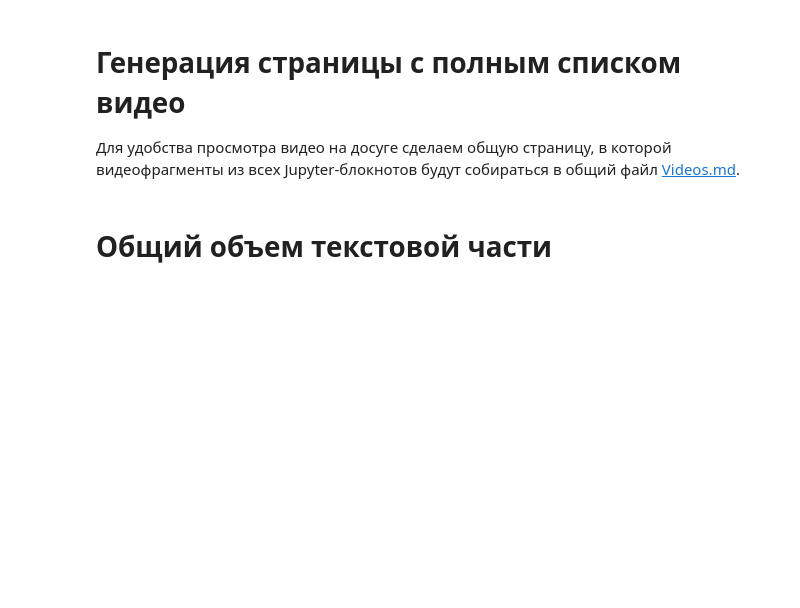
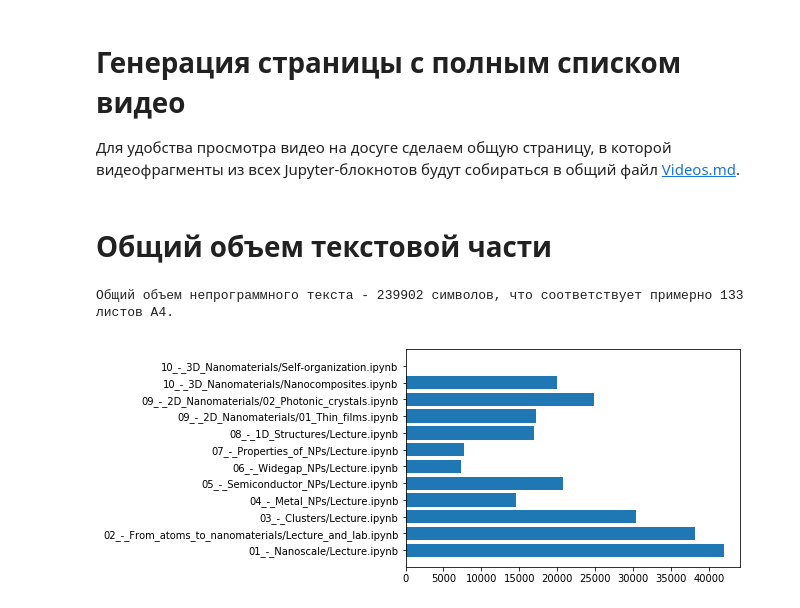
Before and after one commit to nanomaterials/course-tools, a Jupyter notebook: Tools.ipynb, the cells around one changed output. Drawn from its saved outputs; the diff is of its cells as text; code cells hidden in the pictures; blank space fills up the shorter version.

```diff
--- a/Tools.ipynb
+++ b/Tools.ipynb
@@ -12,26 +13,28 @@ from IPython.display import display, Markdown, Latex
 # %% [markdown]
 # Определение путей всех имеющихся в курсе ipynb-файлов
 # %%
-ipynb_paths = []
-
-for dirname, dirnames, filenames in os.walk(os.getcwd()):
-    for filename in filenames:
-        if filename.endswith('.ipynb') & (not filename.endswith('-checkpoint.ipynb')):
-            ipynb_paths.append(os.path.join(dirname, filename))
-
-ipynb_paths = [ipynb_path for ipynb_path in ipynb_paths if 'Videos' not in ipynb_path]
+def nb_paths():
+    ipynb_paths = []
+    for dirname, dirnames, filenames in os.walk(os.getcwd()):
+        for filename in filenames:
+            if filename.endswith('.ipynb') & (not filename.endswith('-checkpoint.ipynb')):
+                ipynb_path = os.path.join(dirname, filename)
+                ipynb_paths.append(ipynb_path)
+    prefix = len(os.path.commonprefix(ipynb_paths))
+    ipynb_paths = [ipynb_path[prefix:] for ipynb_path in ipynb_paths if 'Videos' not in ipynb_path]
+    return sorted(ipynb_paths)
 # %% [markdown]
 # Актуальное содержание в READ.me файле
 # %%
-def chapters():
+def chapters(prefix=''):
     chs = dict()
-    for i, ipynb_path in enumerate(sorted(ipynb_paths)):
+    for i, ipynb_path in enumerate(nb_paths()):
         with open(ipynb_path) as f:
             data = json.load(f)
             name = data['cells'][0]['source'][0]  # Заголовок файла это всегда первая ячейка
             markdown_path = os.path.join(os.path.basename(os.path.dirname(ipynb_path)), os.path.basename(ipynb_path))
             # срез так как название начинается с решетки и пробела
-            chs[ipynb_path] = '{0}. [{1}]({2})'.format(i+1, name[2:].strip(), markdown_path)
+            chs[ipynb_path] = '{0}. [{1}]({2})'.format(i+1, name[2:].strip(), prefix+markdown_path)
     return chs
 
 with open('README.md') as f:
@@ -44,11 +47,6 @@ with open('README.md') as f:
 with open('README.md', 'w') as f:
     f.write("#".join(blocks))
     f.close()
-
-# print('Ниже идет текущий вид сгенерированного файла READ.me')
-# with open('README.md') as f:
-#     display(Markdown(f.read()))
-#     f.close()
 # %% [markdown]
 # Полная структура курса
 # %%
@@ -81,9 +79,9 @@ with open(videos_path, 'w') as videos_file:
     cells = []
     cells.append(nbf.v4.new_markdown_cell(source=md_first_lines))
     cells.append(nbf.v4.new_code_cell(source='from IPython.lib.display import YouTubeVideo'))
-    for ipynb_path in sorted(chapters().keys()):
-        with open(ipynb_path) as f:
-            head = '# {}'.format(chapters()[ipynb_path])
+    for nb_path in nb_paths():
+        with open(nb_path) as f:
+            head = '# {}'.format(chapters(prefix='../')[nb_path])
             cells.append(nbf.v4.new_markdown_cell(source=head))
             data = json.load(f)
             for cell in data['cells']:
@@ -108,9 +106,17 @@ with open(videos_path, 'w') as videos_file:
 # Общий объем текстовой части
 # %%
 total_symbols = 0
+total_symbols =[]
+
 for ipynb_path in sorted(chapters().keys()):
     with open(ipynb_path) as f:
         data = json.load(f)
-        total_symbols += sum([len(''.join(cell['source'])) for cell in data['cells'] if cell['cell_type'] == 'markdown'])
+        symbols = sum([len(''.join(cell['source'])) for cell in data['cells'] if cell['cell_type'] == 'markdown'])
+        total_symbols.append(symbols)
 
-print('Общий объем непрограммного текста - {} символов, что соответствует примерно {} листов А4.'.format(total_symbols, total_symbols//1800))
+
+plt.barh(sorted(chapters().keys()), total_symbols)
+print('Общий объем непрограммного текста - {} символов, что соответствует примерно {} листов А4.'.format(sum(total_symbols), sum(total_symbols)//1800))
+# %% [output]
+Общий объем непрограммного текста - 239902 символов, что соответствует примерно 133 листов А4.
+[figure, added]
```
Also changed, not shown: parts of 3 cells of this notebook.
